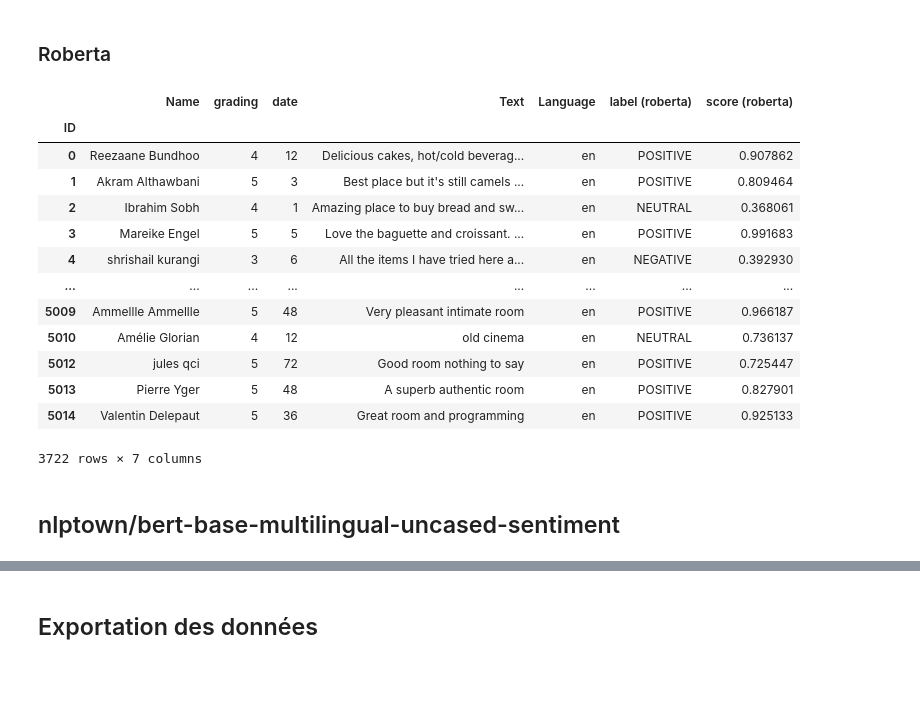
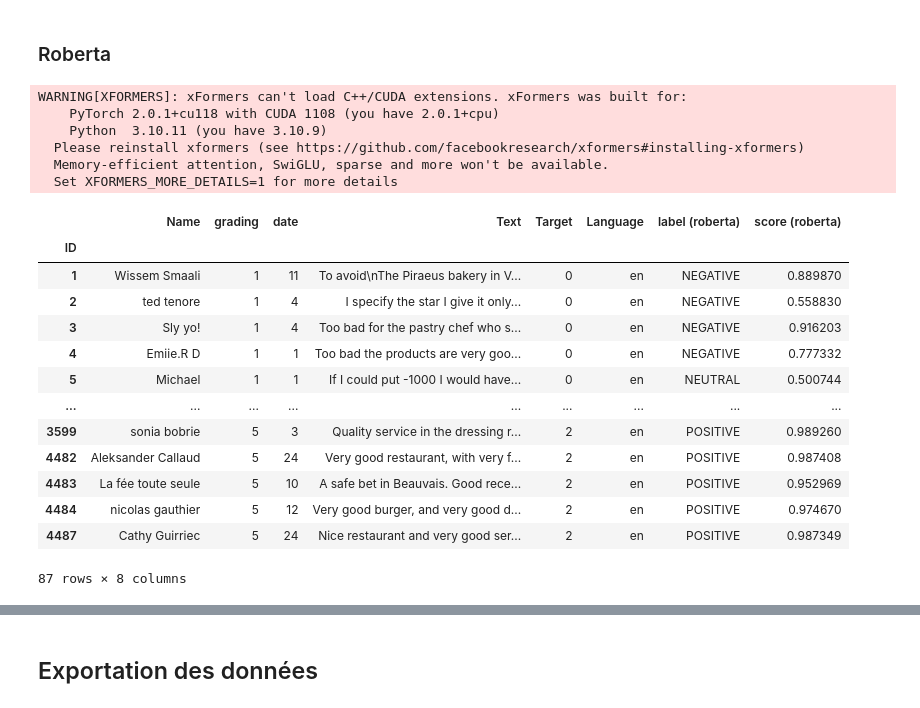
Before and after one commit to ScanVerdict/ScanVerdict-ML, a Jupyter notebook: Sentiment_analysis.ipynb, the cells around one changed output, grey strips where cells are left out. Saved outputs shown, nothing was run; the diff lists cells and outputs as text; code cells hidden in the pictures; blank space fills up the shorter version.

Commit message:
date format modification, execute_analysis.py added

```diff
--- a/Sentiment_analysis.ipynb
+++ b/Sentiment_analysis.ipynb
@@ -7,8 +11,8 @@ import numpy as np
 # %%
 # Convertir le dictionnaire en DataFrame
 
-# df = pd.read_csv('dataset1.csv', sep=';')
-df = pd.read_csv('data.csv')
+df = pd.read_csv('dataset1.csv', sep=';')
+# df = pd.read_csv('data.csv')
 df = df.dropna()
 
 # Remplacer les valeurs dans grading par des int
@@ -151,62 +119,54 @@ from transformers import pipeline
 from transformers import AutoTokenizer
 # %%
 # Sentiment Analysis with Roberta
-"""
-nlp = pipeline("sentiment-analysis", model=f"cardiffnlp/twitter-roberta-base-sentiment")
 
-# Run the polarity score on the entire dataset
-res = pd.DataFrame(columns=['label', 'score'])
-for index, row in df.iterrows():
-    text = row['Text']
-    langue = row['Language']
-    if langue == 'en':
-        dict = pd.DataFrame(nlp(text))
-        dict['ID'] = index
-        res = pd.concat([res, dict], axis=0)
-"""
 tokenizer = AutoTokenizer.from_pretrained("cardiffnlp/twitter-roberta-base-sentiment")
 
 nlp = pipeline("sentiment-analysis", model="cardiffnlp/twitter-roberta-base-sentiment", tokenizer=tokenizer)
 
 res = pd.DataFrame(columns=['label', 'score'])
 for index, row in df.iterrows():
     text = row['Text']
     langue = row['Language']
 
     # If the language is English and the token length doesn't exceed the limit
     if langue == 'en':
         tokens = tokenizer.encode(text, return_tensors='pt')
 
         if len(tokens[0]) <= 512:
             dict = pd.DataFrame(nlp(text))
             dict['ID'] = index
             res = pd.concat([res, dict], axis=0)
 
 # Remplacement des valeurs
 res['label'] = res['label'].replace('LABEL_0', 'NEGATIVE')
 res['label'] = res['label'].replace('LABEL_1', 'NEUTRAL')
 res['label'] = res['label'].replace('LABEL_2', 'POSITIVE')
 res["ID"] = res['ID'].astype(int)
 res = res.rename(columns={"label": "label (roberta)", "score": "score (roberta)"})
 res.set_index('ID', inplace=True)
 
 # Merge the two dataframes
 df = df.merge(res, left_index=True, right_index=True, how='left')
 df
 # %% [output]
+WARNING[XFORMERS]: xFormers can't load C++/CUDA extensions. xFormers was built for:
+    PyTorch 2.0.1+cu118 with CUDA 1108 (you have 2.0.1+cpu)
+    Python  3.10.11 (you have 3.10.9)
+  Please reinstall xformers (see https://github.com/facebookresearch/xformers#installing-xformers)
+  Memory-efficient attention, SwiGLU, sparse and more won't be available.
+  Set XFORMERS_MORE_DETAILS=1 for more details
-|  | Name | grading | date | Text | Language | label (roberta) | score (roberta) |
-| ID |  |  |  |  |  |  |  |
-| 0 | Reezaane Bundhoo | 4 | 12 | Delicious cakes, hot/cold beverag... | en | POSITIVE | 0.907862 |
-| 1 | Akram Althawbani | 5 | 3 | Best place but it's still camels ... | en | POSITIVE | 0.809464 |
-| 2 | Ibrahim Sobh | 4 | 1 | Amazing place to buy bread and sw... | en | NEUTRAL | 0.368061 |
-| 3 | Mareike Engel | 5 | 5 | Love the baguette and croissant. ... | en | POSITIVE | 0.991683 |
-| 4 | shrishail kurangi | 3 | 6 | All the items I have tried here a... | en | NEGATIVE | 0.392930 |
-| ... | ... | ... | ... | ... | ... | ... | ... |
-| 5009 | Ammellle Ammellle | 5 | 48 | Very pleasant intimate room | en | POSITIVE | 0.966187 |
-| 5010 | Amélie Glorian | 4 | 12 | old cinema | en | NEUTRAL | 0.736137 |
-| 5012 | jules qci | 5 | 72 | Good room nothing to say | en | POSITIVE | 0.725447 |
-| 5013 | Pierre Yger | 5 | 48 | A superb authentic room | en | POSITIVE | 0.827901 |
-| 5014 | Valentin Delepaut | 5 | 36 | Great room and programming | en | POSITIVE | 0.925133 |
+|  | Name | grading | date | Text | Target | Language | label (roberta) | score (roberta) |
+| ID |  |  |  |  |  |  |  |  |
+| 1 | Wissem Smaali | 1 | 11 | To avoid\nThe Piraeus bakery in V... | 0 | en | NEGATIVE | 0.889870 |
+| 2 | ted tenore | 1 | 4 | I specify the star I give it only... | 0 | en | NEGATIVE | 0.558830 |
+| 3 | Sly yo! | 1 | 4 | Too bad for the pastry chef who s... | 0 | en | NEGATIVE | 0.916203 |
+| 4 | Emiie.R D | 1 | 1 | Too bad the products are very goo... | 0 | en | NEGATIVE | 0.777332 |
+| 5 | Michael | 1 | 1 | If I could put -1000 I would have... | 0 | en | NEUTRAL | 0.500744 |
+| ... | ... | ... | ... | ... | ... | ... | ... | ... |
+| 3599 | sonia bobrie | 5 | 3 | Quality service in the dressing r... | 2 | en | POSITIVE | 0.989260 |
+| 4482 | Aleksander Callaud | 5 | 24 | Very good restaurant, with very f... | 2 | en | POSITIVE | 0.987408 |
+| 4483 | La fée toute seule | 5 | 10 | A safe bet in Beauvais. Good rece... | 2 | en | POSITIVE | 0.952969 |
+| 4484 | nicolas gauthier | 5 | 12 | Very good burger, and very good d... | 2 | en | POSITIVE | 0.974670 |
+| 4487 | Cathy Guirriec | 5 | 24 | Nice restaurant and very good ser... | 2 | en | POSITIVE | 0.987349 |
-3722 rows × 7 columns
+87 rows × 8 columns
-# %% [markdown]
-## nlptown/bert-base-multilingual-uncased-sentiment
```
Also changed, not shown: parts of 14 cells of this notebook, 3 other files.
